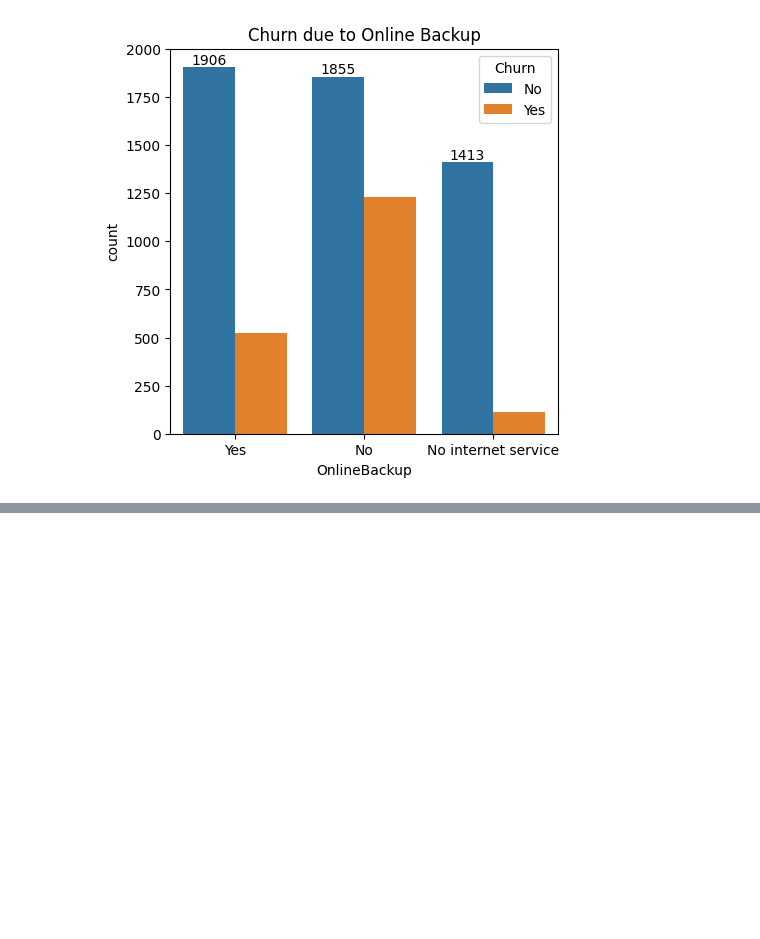
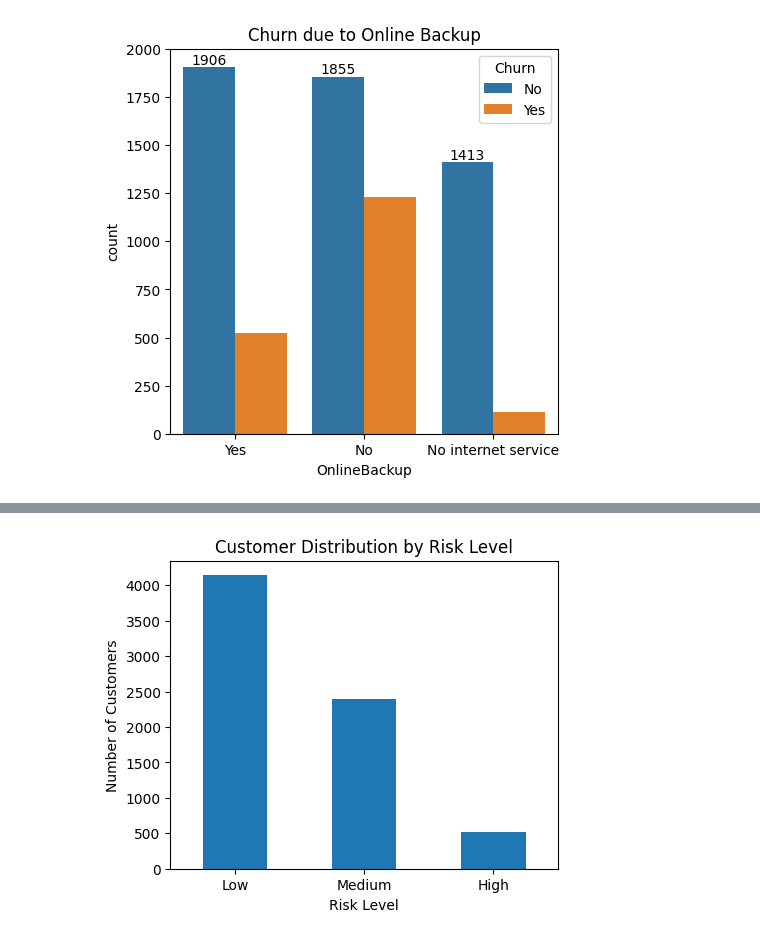
Before and after one commit to atmajaprasad/Telecom-Churn-Analysis, a Jupyter notebook: Telecom_Churn_Analysis.ipynb, the cells around one changed output, grey strips where cells are left out. Cells and saved outputs as stored; diff of their text form; code cells hidden in the pictures; blank space fills up the shorter version.

```diff
--- a/Telecom_Churn_Analysis.ipynb
+++ b/Telecom_Churn_Analysis.ipynb
@@ -269,0 +358,23 @@ plt.show()
+# %%
+df['Risk_Score'] = (
+    (df['Contract'] == 'Month-to-month').astype(int) * 2 +
+    (df['tenure'] < 6).astype(int) * 2 +
+    (df['MonthlyCharges'] > 70).astype(int)
+)
+
+df['Risk_Level'] = pd.cut(
+    df['Risk_Score'],
+    bins=[-1, 2, 4, 6],
+    labels=['Low', 'Medium', 'High']
+)
+df['Risk_Level'].value_counts().plot(
+    kind='bar',
+    figsize=(5,4)
+)
+plt.title('Customer Distribution by Risk Level')
+plt.ylabel('Number of Customers')
+plt.xlabel('Risk Level')
+plt.xticks(rotation=0)
+plt.show()
+# %% [output]
+[figure, added]
```
Also changed, not shown: parts of 19 cells of this notebook.
